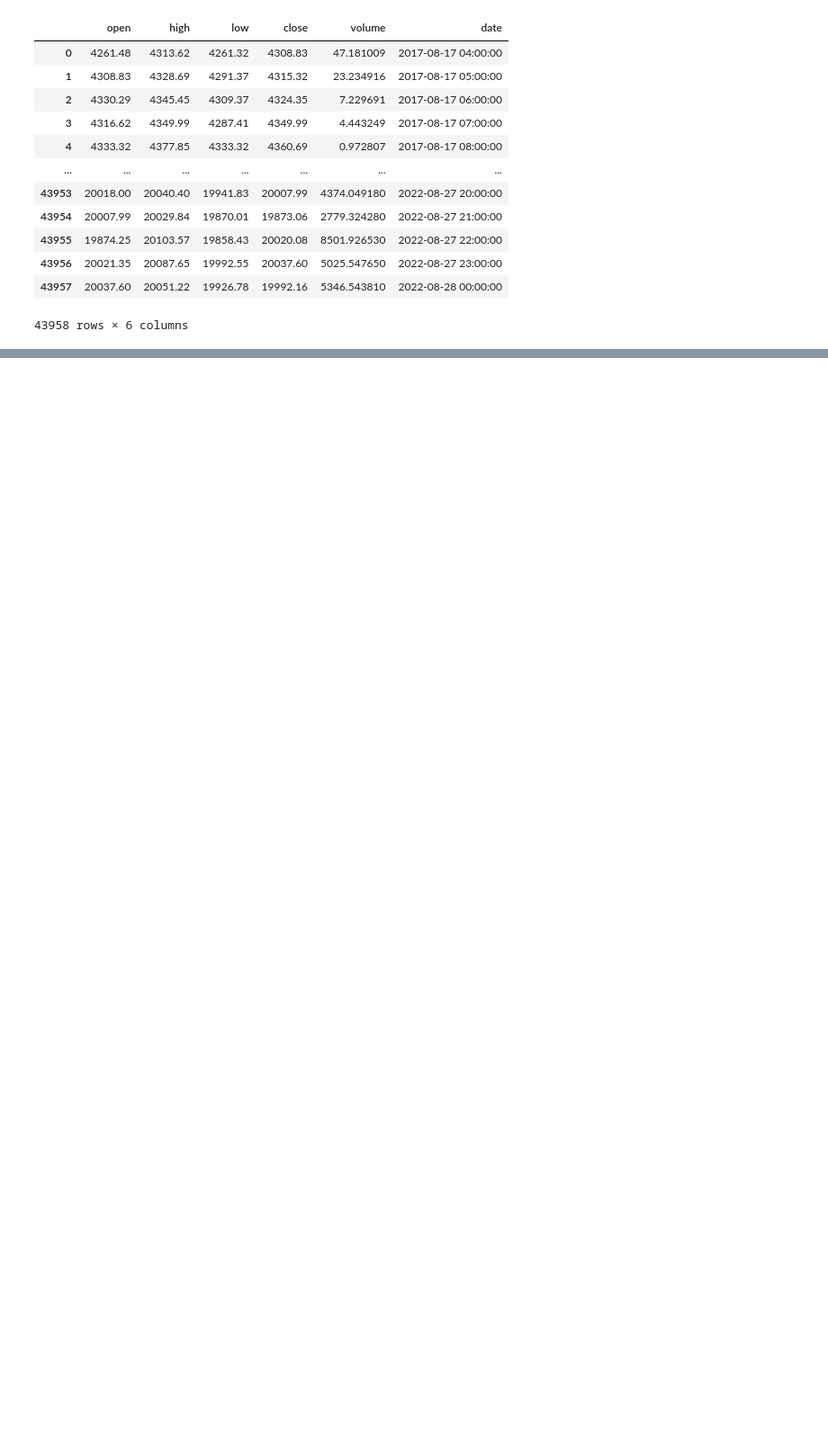
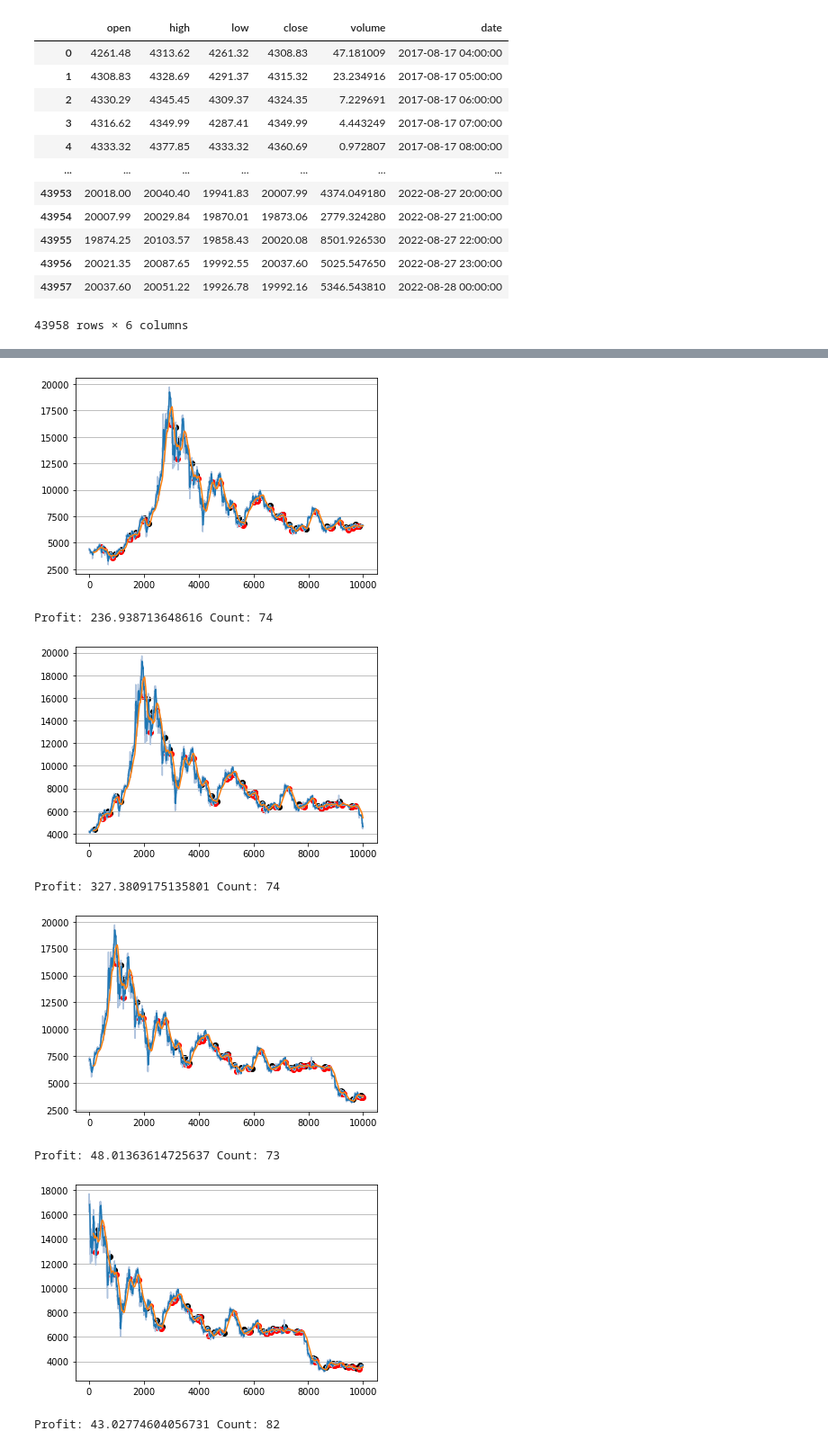
Before and after one commit to LagerWu0501/Grid_Trading, a Jupyter notebook: comparison_finalAnalysis.ipynb, the cells around one changed output, grey strips where cells are left out. Shown at 90% size. Drawn from its saved outputs; the diff is of its cells as text; code cells hidden in the pictures; blank space fills up the shorter version.

```diff
--- a/comparison_finalAnalysis.ipynb
+++ b/comparison_finalAnalysis.ipynb
@@ -54,14 +82,25 @@ def plot_window(strategy, dataset, window_size = 2000, window_off = 10):
 # %%
 # SMA strategy -- best Sharpe Ratio
 sma_parameters_S = {
     "name":"SMA",                                     ## str
     "start_money" : 1000.0,                           ## float
     "start_storage" : 0.0,                            ## float
     "trading_fee_rate" : 0.002,                       ## float
     "unit" : 0.1,                                     ## float
     "long_period": 162,                               ## long period of SMA curve
     "short_period": 22,                               ## short period of SMA curve
     "trading_logistic":"both",                       ## "long", "short", "both"
     "trading_unit": "all_in"                      ## "all_in", "same_unit" or "same_money"
 }
 sma_S = Strategies.SMA(sma_parameters_S)
+profits = []
+plot_window(strategy=sma_S, dataset = df, window_size = 10000, window_off = 1000, profits = profits)
+# %% [output]
+[figure, added]
+Profit: 236.938713648616 Count: 74
+[figure, added]
+Profit: 327.3809175135801 Count: 74
+[figure, added]
+Profit: 48.01363614725637 Count: 73
+[figure, added]
+Profit: 43.02774604056731 Count: 82
```
Also changed, not shown: parts of 21 cells of this notebook, 9 other files.
